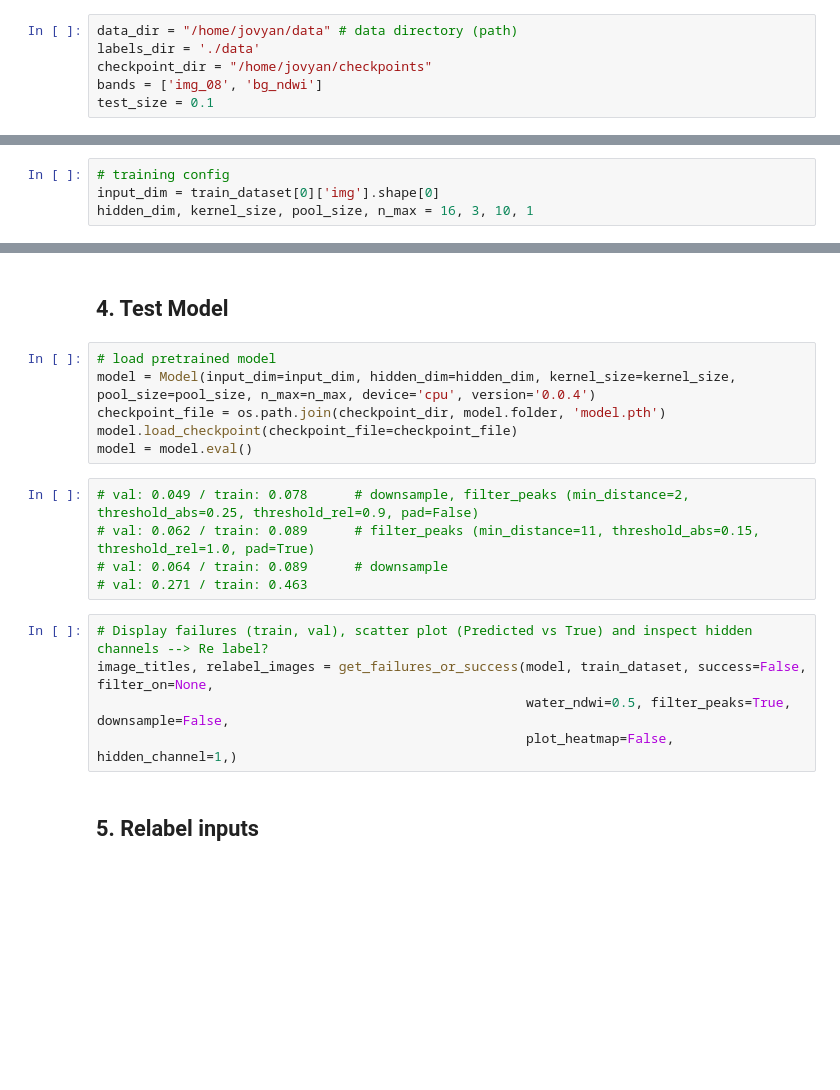
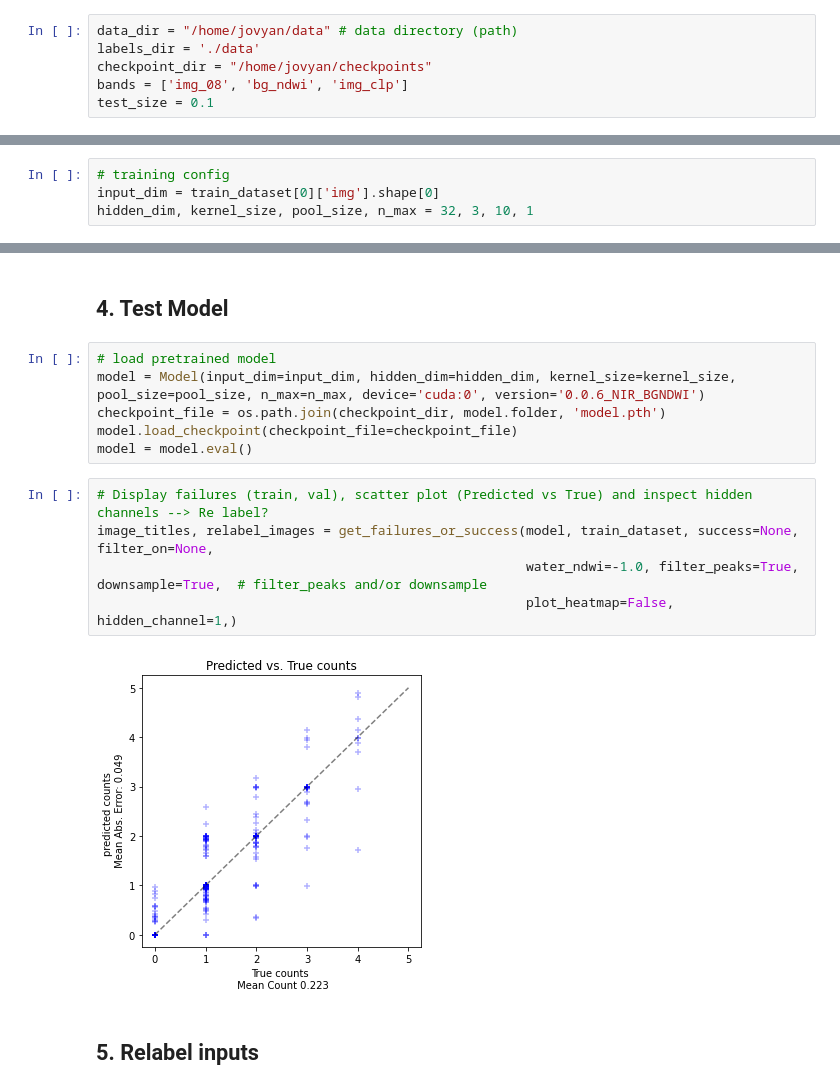
Before and after one commit to MichelDeudon/sentinel2-xcube-boat-detection, a Jupyter notebook: 2-Train.ipynb, the cells around one changed output, grey strips where cells are left out. Drawn from its saved outputs; the diff is of its cells as text; blank space fills up the shorter version.

```diff
--- a/2-Train.ipynb
+++ b/2-Train.ipynb
@@ -33,7 +35,7 @@ torch.cuda.is_available() # gpu support
 data_dir = "/home/jovyan/data" # data directory (path)
 labels_dir = './data'
 checkpoint_dir = "/home/jovyan/checkpoints"
-bands = ['img_08', 'bg_ndwi']
+bands = ['img_08', 'bg_ndwi', 'img_clp']
 test_size = 0.1
 # %%
 train_list, val_list, fig = getImageSetDirectories(data_dir=os.path.join(data_dir, 'chips'),
@@ -49,7 +57,7 @@ plot_dataset(train_dataset, n_frames=14, n_rows=2, cmap='gray')
 # %%
 # training config
 input_dim = train_dataset[0]['img'].shape[0]
-hidden_dim, kernel_size, pool_size, n_max = 16, 3, 10, 1
+hidden_dim, kernel_size, pool_size, n_max = 32, 3, 10, 1
 # %%
 train_dataloader = DataLoader(train_dataset, batch_size=8, shuffle=True, num_workers=16)
 val_dataloader = DataLoader(val_dataset, batch_size=1, shuffle=True, num_workers=4)
@@ -68,20 +94,17 @@ for k,v in best_metrics.items():
 ## 4. Test Model
 # %%
 # load pretrained model
-model = Model(input_dim=input_dim, hidden_dim=hidden_dim, kernel_size=kernel_size, pool_size=pool_size, n_max=n_max, device='cpu', version='0.0.4')
+model = Model(input_dim=input_dim, hidden_dim=hidden_dim, kernel_size=kernel_size, pool_size=pool_size, n_max=n_max, device='cuda:0', version='0.0.6_NIR_BGNDWI')
 checkpoint_file = os.path.join(checkpoint_dir, model.folder, 'model.pth')
 model.load_checkpoint(checkpoint_file=checkpoint_file)
 model = model.eval()
-# %%
-# val: 0.049 / train: 0.078      # downsample, filter_peaks (min_distance=2, threshold_abs=0.25, threshold_rel=0.9, pad=False)
-# val: 0.062 / train: 0.089      # filter_peaks (min_distance=11, threshold_abs=0.15, threshold_rel=1.0, pad=True)
-# val: 0.064 / train: 0.089      # downsample
-# val: 0.271 / train: 0.463
 # %%
 # Display failures (train, val), scatter plot (Predicted vs True) and inspect hidden channels --> Re label?
-image_titles, relabel_images = get_failures_or_success(model, train_dataset, success=False, filter_on=None,
-                                                       water_ndwi=0.5, filter_peaks=True, downsample=False,
+image_titles, relabel_images = get_failures_or_success(model, train_dataset, success=None, filter_on=None,
+                                                       water_ndwi=-1.0, filter_peaks=True, downsample=True,  # filter_peaks and/or downsample
                                                        plot_heatmap=False, hidden_channel=1,)
+# %% [output]
+[figure, added]
 # %% [markdown]
 ## 5. Relabel inputs
 # %% [markdown]
```
Also changed, not shown: parts of 7 cells of this notebook, 6 other files.
